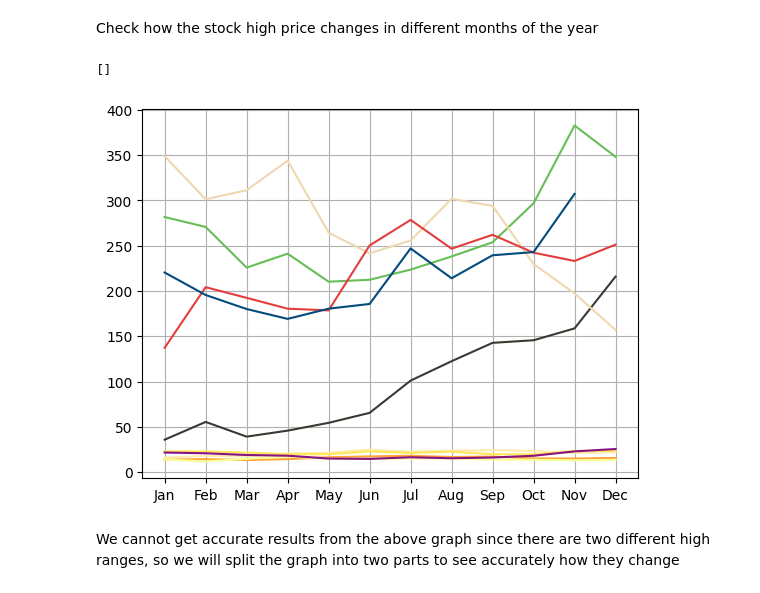
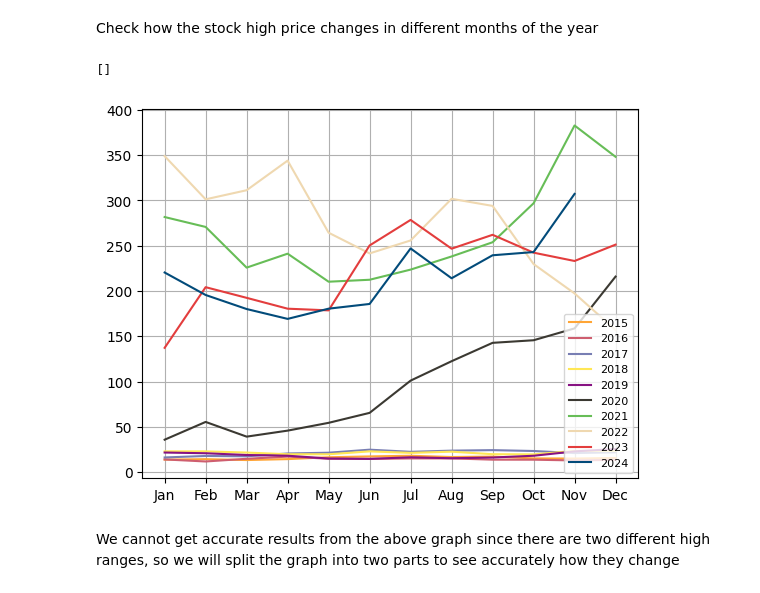
Before and after one commit to Partha-Suresh/XAI-Project, a Jupyter notebook: notebooks/Stock Regression/EDA stock regression.ipynb, the cells around one changed output. Saved outputs shown, nothing was run; the diff lists cells and outputs as text; code cells hidden in the pictures.

```diff
--- a/notebooks/Stock Regression/EDA stock regression.ipynb
+++ b/notebooks/Stock Regression/EDA stock regression.ipynb
@@ -158,23 +160,18 @@ Check how the stock high price changes in different months of the year
 colors_full=["#ffa535","#ce5e6f","#787eb3","#ffe755","#871282","#3b3932","#67bd57","#efd8b0","#e33d3d","#024b7a"]
 colors1=["#ffa535","#ce5e6f","#787eb3","#ffe755","#871282"]
 colors2=["#3b3932","#67bd57","#efd8b0","#e33d3d","#024b7a"]
-# %%
-plt.xticks(range(0,12),labels=['Jan','Feb','Mar','Apr','May','Jun','Jul','Aug','Sep','Oct','Nov','Dec'])
-plt.plot(h_2015.values(),color="#ffa535")
-plt.plot(h_2016.values(),color="#f9ff97")
-plt.plot(h_2017.values(),color="#ffebad")
-plt.plot(h_2018.values(),color="#ffe755")
-plt.plot(h_2019.values(),color="#871282")
-plt.plot(h_2020.values(),color="#3b3932")
-plt.plot(h_2021.values(),color="#67bd57")
-plt.plot(h_2022.values(),color="#efd8b0")
-plt.plot(h_2023.values(),color="#e33d3d")
-plt.plot(h_2024.values(),color="#024b7a")
-plt.grid(True)
-plt.plot()
-# %% [output]
-[]
-[figure, removed]
+# %%
+plt.xticks(range(0,12),labels=['Jan','Feb','Mar','Apr','May','Jun','Jul','Aug','Sep','Oct','Nov','Dec'])
+# plt.plot(l_2022.values(),color="#02d6d4")
+for i in range(0,len(highs)):
+    plt.plot(highs[i].values(),colors_full[i])
+plt.legend(["2015","2016","2017","2018","2019","2020","2021","2022","2023","2024"],loc="lower right",fontsize=8)
+
+plt.grid(True)
+plt.plot()
+# %% [output]
+[]
+[figure, added]
 # %% [markdown]
 We cannot get accurate results from the above graph since there are two different high ranges, so we will split the graph into two parts to see accurately how they change
 # %%
```
Also changed, not shown: parts of 7 cells of this notebook.
